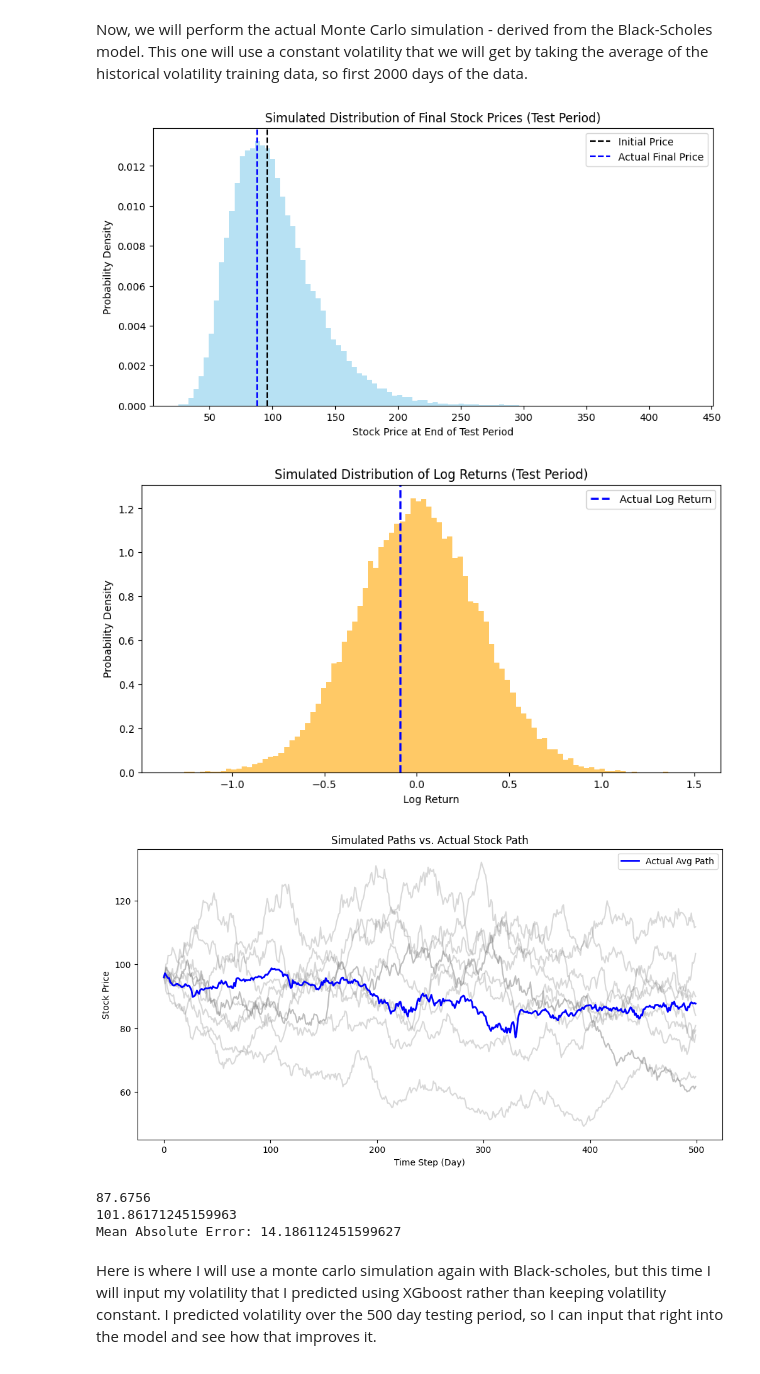
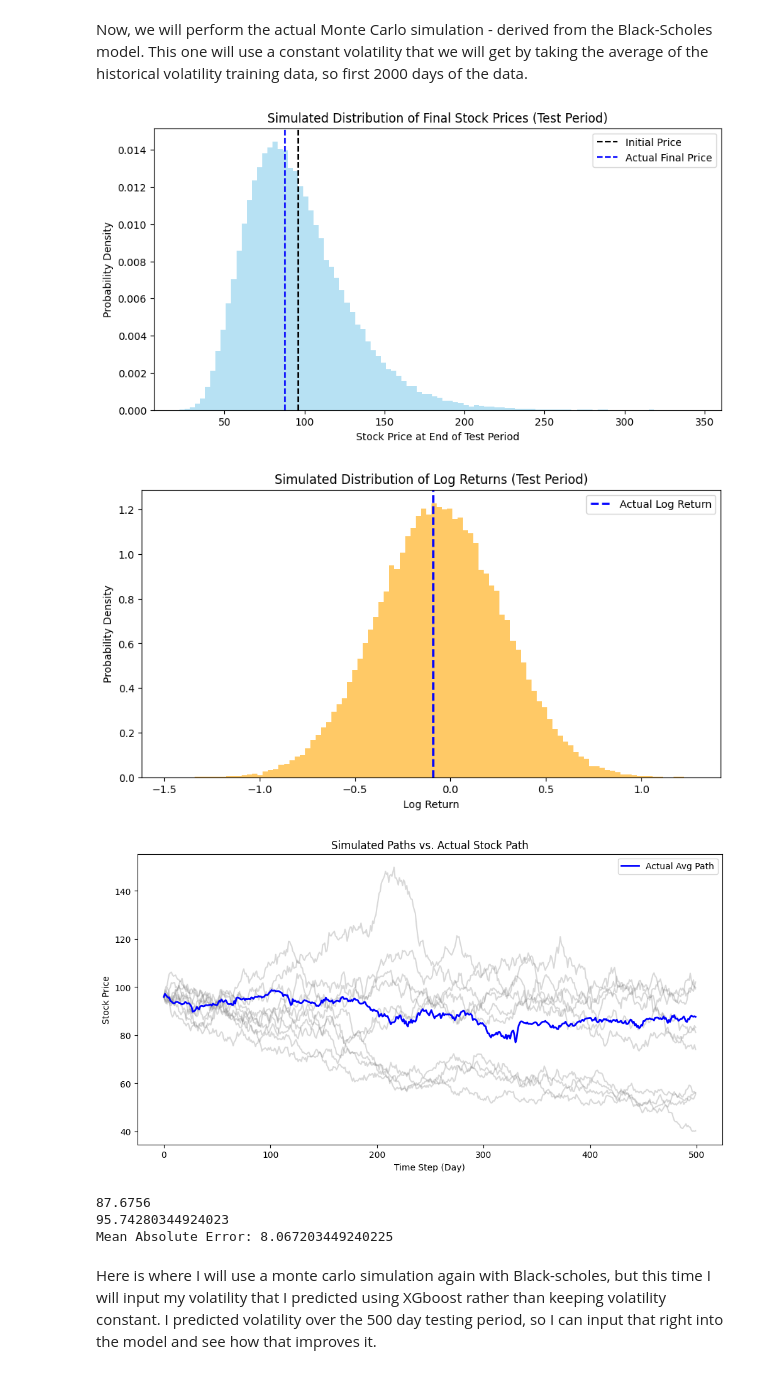
Before and after one commit to jjklug/Finance-and-Machine-Learning, a Jupyter notebook: MonteCarlo.ipynb, the cells around one changed output. Cells and saved outputs as stored; diff of their text form; code cells hidden in the pictures.

Commit message:
montecarlo debugging ctd

```diff
--- a/MonteCarlo.ipynb
+++ b/MonteCarlo.ipynb
@@ -131,6 +143,10 @@ actual_final_price = actual_path[-1]
 #actual log returns on the final day
 actual_log_return = np.log(actual_final_price / stock_price)
 print(f"day 1: ${stock_price:.2f}")
+
+#historical avg returns
+historical_avg_return = np.mean(returns, axis=0)
+mkt_avg_return = historical_avg_return.mean()
 # %% [output]
 day 1: $95.90
 # %% [markdown]
@@ -142,11 +158,11 @@ This one will use a constant volatility that we will get by taking the average o
 
 #start with initial parameters
 sigma = np.mean(y_train) #averaged out volatility from the training data - black-scholes doesnt know our test data
-mu = .03    #risk free rate - standard rate
+mu = mkt_avg_return    #risk free rate - using the historical average return as the risk free rate
 
 #time params
 T = 2   #time horizon in years
-num_simulations = 50000 #number of simulations or runs of the monte carlo
+num_simulations = 100000 #number of simulations or runs of the monte carlo
 num_steps = 500   #number of steps, but also just number of days in the datasets
 dt = T/num_steps    #dt plugs into formula
 #now for the simulations
@@ -162,7 +178,7 @@ for t in range(1, num_steps):
     price_paths[:, t] = price_paths[:, t-1] * np.exp((mu - 0.5 *(sigma**2)) * dt + sigma * np.sqrt(dt) * z)
 
 #final results
-final_prices = price_paths[:, -1]   #final path to be simulated
+final_prices = price_paths[:, -1]   #last price of every path
 log_returns = np.log(final_prices / stock_price)    #returns calculated from those prices
 # %%
 #visualize price distribution
@@ -179,40 +195,40 @@ plt.show()
 #visualize returns distribution
 plt.figure(figsize=(10, 5))
 plt.hist(log_returns, bins=100, density=True, alpha=0.6, color='orange')
 plt.axvline(actual_log_return, color='blue', linestyle='--', linewidth=2, label='Actual Log Return')
 plt.title("Simulated Distribution of Log Returns (Test Period)")
 plt.xlabel("Log Return")
 plt.ylabel("Probability Density")
 plt.legend()
 plt.show()
 
 # Plot a few simulated paths
 plt.figure(figsize=(12,6))
 for i in range(10):  # plot 10 simulations
-    rand_num = np.random.randint(low=1,high=500)
+    rand_num = np.random.randint(low=0,high=num_simulations-1)
     plt.plot(price_paths[-rand_num], color='gray', alpha=0.3)
 
 plt.plot(actual_path, color='blue', linewidth=2, label='Actual Avg Path')
 #plt.plot(price_paths[-1], color='orange', linewidth=2, label='Final Price Path')
 plt.title("Simulated Paths vs. Actual Stock Path")
 plt.xlabel("Time Step (Day)")
 plt.ylabel("Stock Price")
 plt.legend()
 plt.show()
 
 #get some metrics to compare closer
 #find error of each model between actual data's final price and simulated data's average of the final prices
 mae = np.abs(actual_final_price - np.mean(final_prices))
 print(actual_final_price)
 print(np.mean(final_prices))
 print(f"Mean Absolute Error: {mae}")
 # %% [output]
-[figure, old version]
+[figure, new version]
-[figure, old version]
+[figure, new version]
-[figure, old version]
+[figure, new version]
 87.6756
-101.86171245159963
-Mean Absolute Error: 14.186112451599627
+95.74280344924023
+Mean Absolute Error: 8.067203449240225
 # %% [markdown]
 Here is where I will use a monte carlo simulation again with Black-scholes, but this time I will input my volatility that I predicted using XGboost rather than keeping volatility constant. I predicted volatility over the 500 day testing period, so I can input that right into the model and see how that improves it.
 # %%
```
Also changed, not shown: parts of 12 cells of this notebook.
